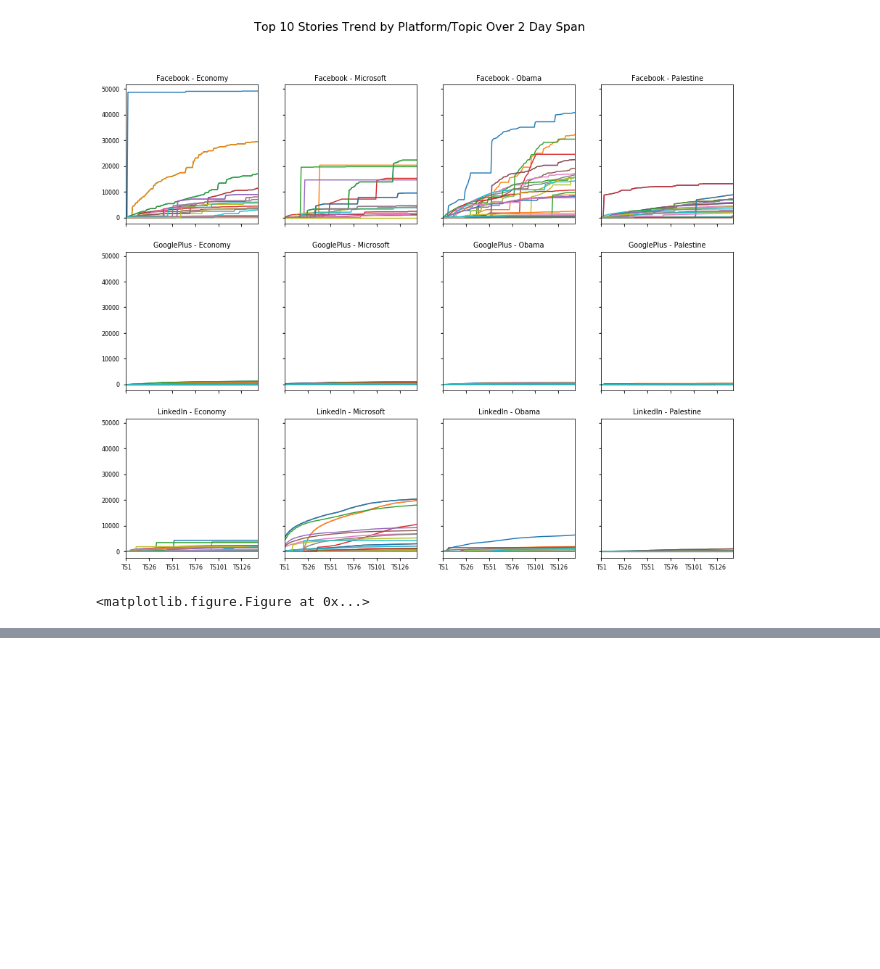
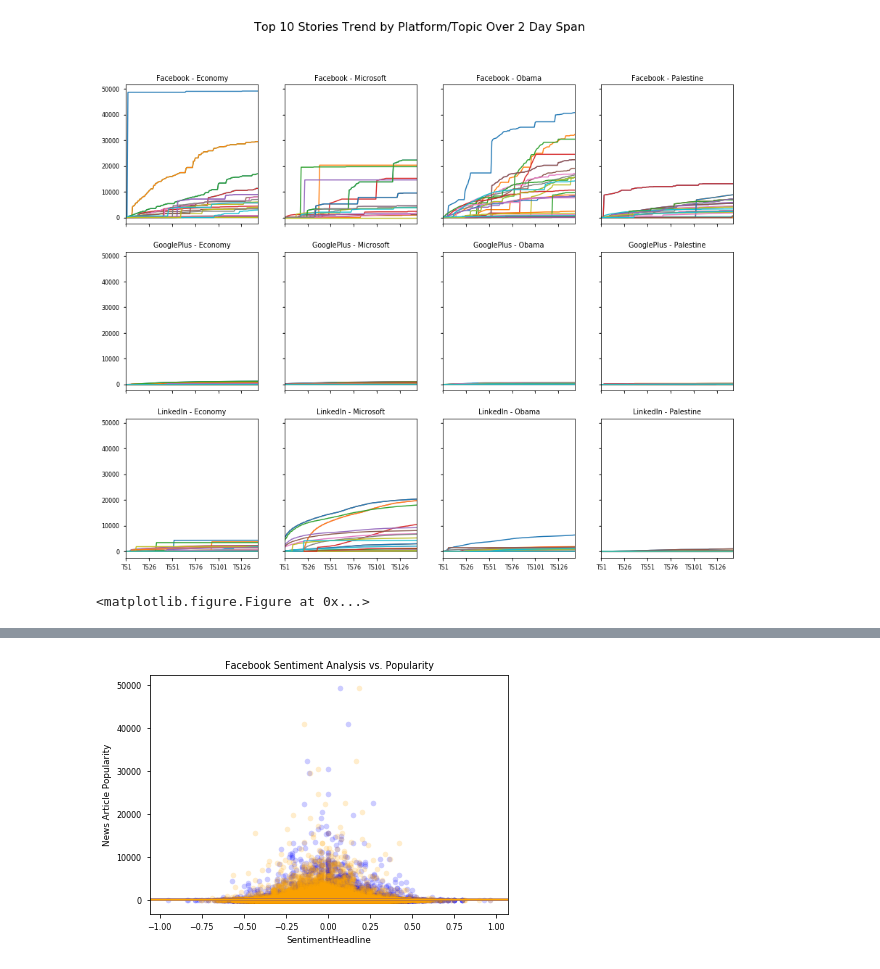
Before and after one commit to MichaelNormandyGavin/Viral_News, a Jupyter notebook: News Popularity Analysis.ipynb, the cells around one changed output, grey strips where cells are left out. Drawn from its saved outputs; the diff is of its cells as text; code cells hidden in the pictures; blank space fills up the shorter version.

Commit message:
Loaded News_Final.csv with sentiment analysis to prep for ML

```diff
--- a/News Popularity Analysis.ipynb
+++ b/News Popularity Analysis.ipynb
@@ -247,0 +245,6 @@ plt.show()
+# %%
+news_final = dd.from_delayed(dask.delayed(pd.read_csv)(url+'News_Final.csv'))
+news_final = news_final.persist()
+# %%
+news_final.IDLink = news_final.IDLink.astype('int64').astype('object')
+news_final.head()
@@ -247,0 +258,8 @@ plt.show()
+# %%
+sb.regplot(x='SentimentTitle',y='Facebook',data=news_final.compute(),color='blue',scatter_kws={'alpha':0.2})
+sb.regplot(x='SentimentHeadline',y='Facebook',data=news_final.compute(),color='orange',scatter_kws={'alpha':0.2})
+plt.ylabel('News Article Popularity')
+plt.title('Facebook Sentiment Analysis vs. Popularity')
+plt.show()
+# %% [output]
+[figure, added]
```
Also changed, not shown: parts of 5 cells of this notebook.
